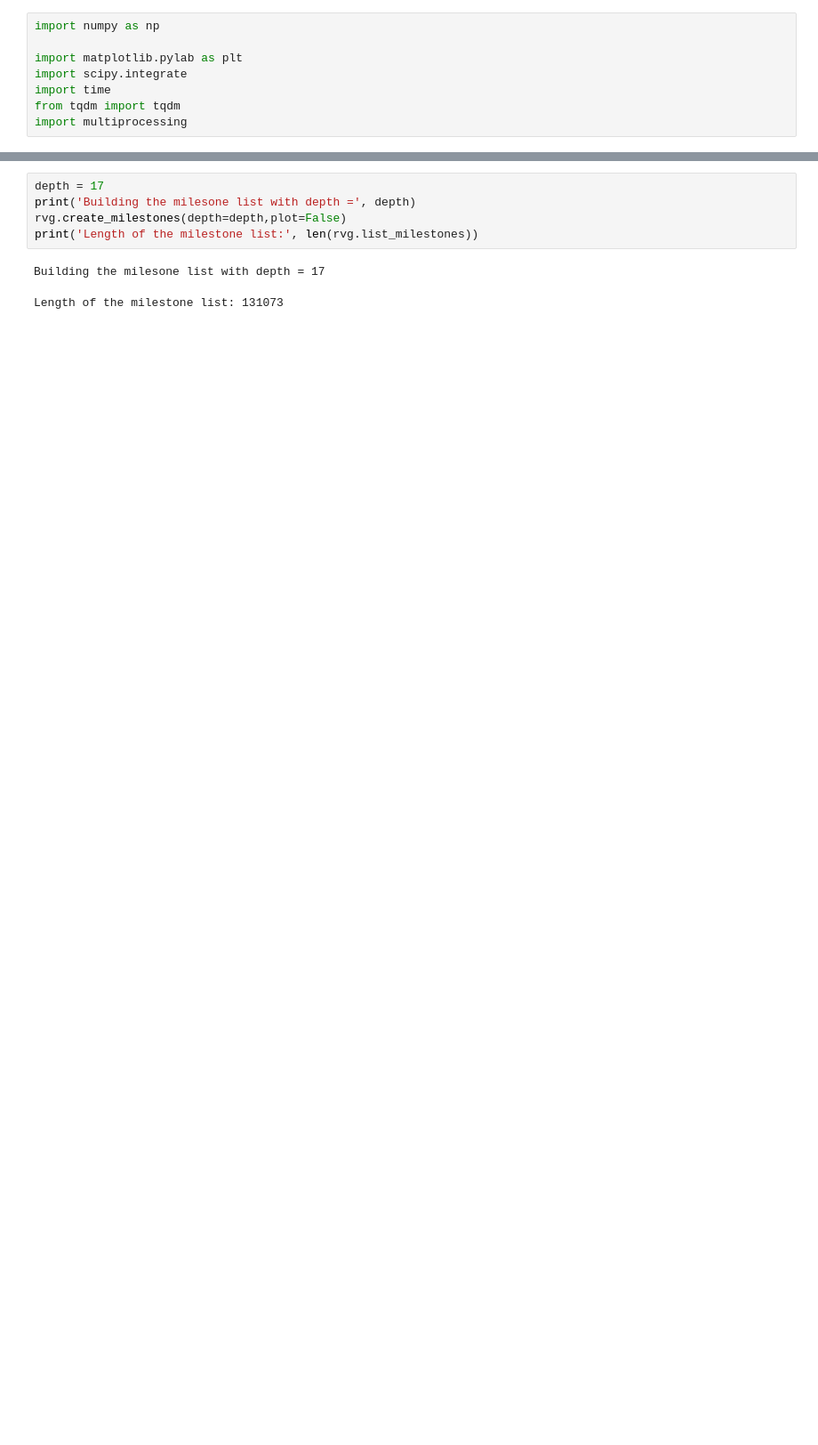
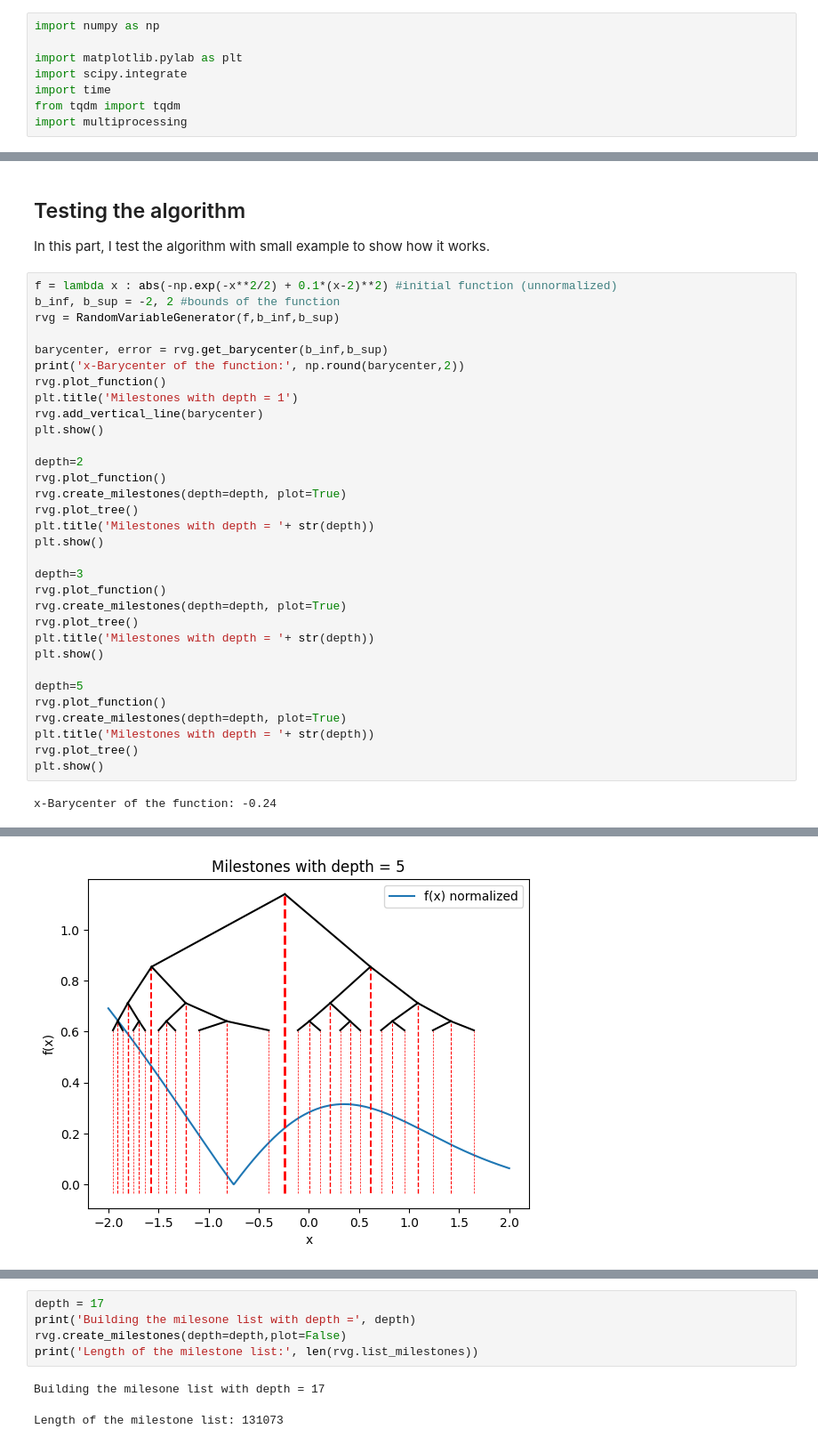
Before and after one commit to leonsi7/continuous-random-variable-generator, a Jupyter notebook: main.ipynb, the cells around one changed output, grey strips where cells are left out. Shown: that part at 89% size. Saved outputs shown, nothing was run; the diff lists cells and outputs as text; blank space fills up the shorter version.

```diff
--- a/main.ipynb
+++ b/main.ipynb
@@ -242,0 +208,38 @@ x-Barycenter of the function: -0.24
+# %% [markdown]
+## Testing the algorithm
+
+In this part, I test the algorithm with small example to show how it works.
+# %%
+f = lambda x : abs(-np.exp(-x**2/2) + 0.1*(x-2)**2) #initial function (unnormalized)
+b_inf, b_sup = -2, 2 #bounds of the function
+rvg = RandomVariableGenerator(f,b_inf,b_sup)
+
+barycenter, error = rvg.get_barycenter(b_inf,b_sup)
+print('x-Barycenter of the function:', np.round(barycenter,2))
+rvg.plot_function()
+plt.title('Milestones with depth = 1')
+rvg.add_vertical_line(barycenter)
+plt.show()
+
+depth=2
+rvg.plot_function()
+rvg.create_milestones(depth=depth, plot=True)
+rvg.plot_tree()
+plt.title('Milestones with depth = '+ str(depth))
+plt.show()
+
+depth=3
+rvg.plot_function()
+rvg.create_milestones(depth=depth, plot=True)
+rvg.plot_tree()
+plt.title('Milestones with depth = '+ str(depth))
+plt.show()
+
+depth=5
+rvg.plot_function()
+rvg.create_milestones(depth=depth, plot=True)
+plt.title('Milestones with depth = '+ str(depth))
+rvg.plot_tree()
+plt.show()
+# %% [output]
+x-Barycenter of the function: -0.24
@@ -242,0 +249 @@ x-Barycenter of the function: -0.24
+[figure, added]
```
Also changed, not shown: parts of 10 cells of this notebook.
